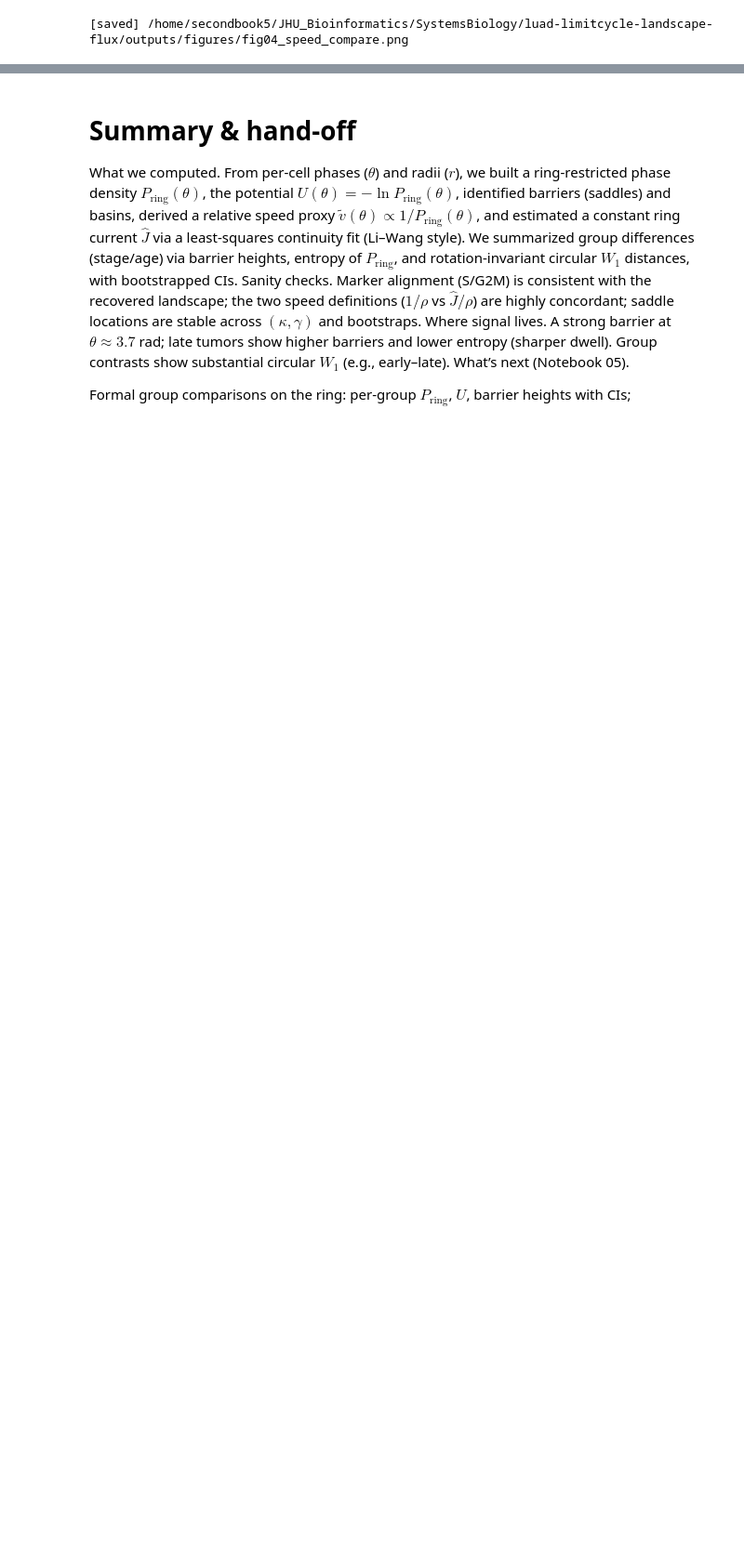
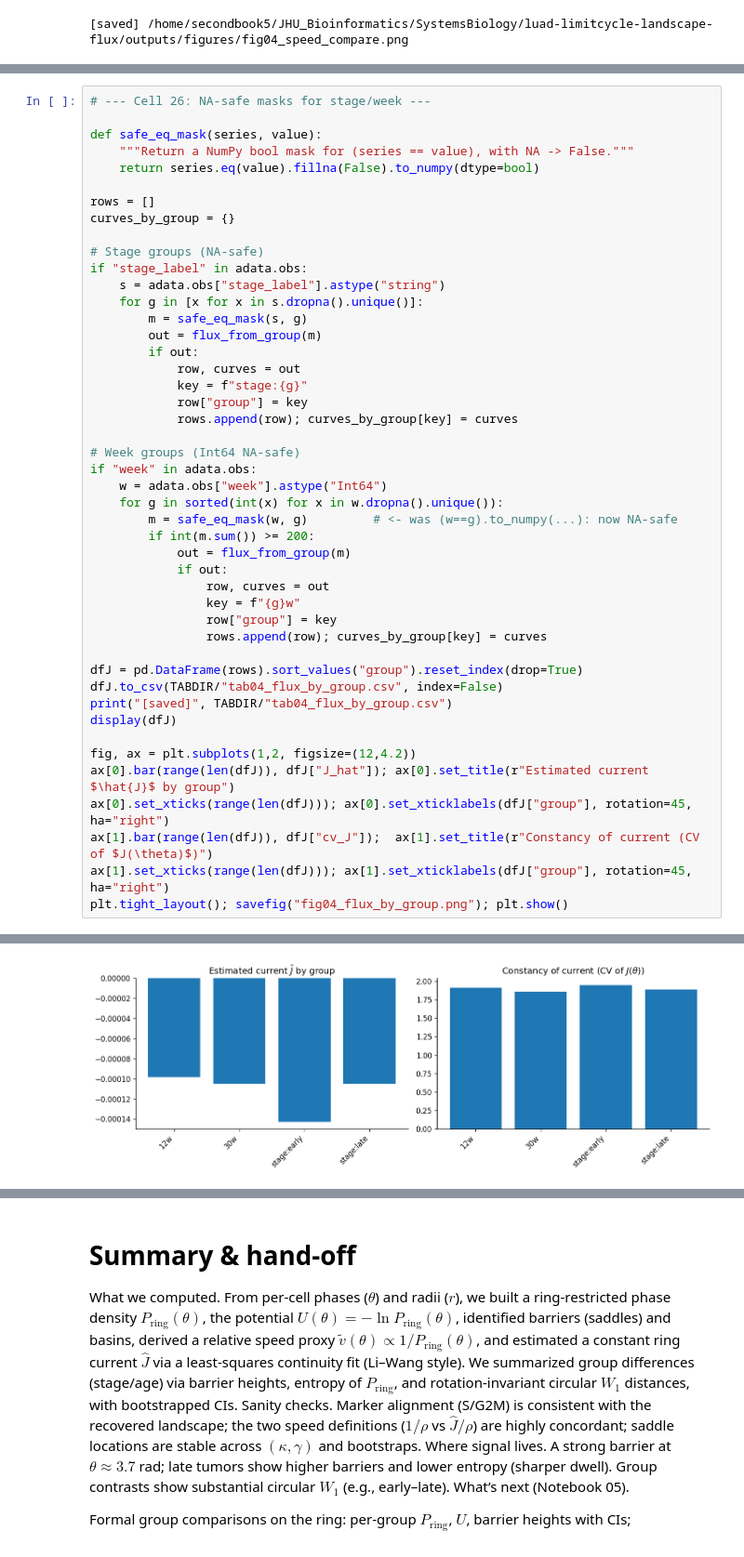
Before and after one commit to SecondBook5/luad-limitcycle-landscape-flux, a Jupyter notebook: notebooks/04_landscape_barriers_speed.ipynb, the cells around one changed output, grey strips where cells are left out. Shown at 93% size. Cells and saved outputs as stored; diff of their text form; blank space fills up the shorter version.

```diff
--- a/notebooks/04_landscape_barriers_speed.ipynb
+++ b/notebooks/04_landscape_barriers_speed.ipynb
@@ -1895,0 +2251,47 @@ plt.tight_layout(); savefig("fig04_flux_cone_potential.png"); plt.show()
+# %%
+# --- Cell 26: NA-safe masks for stage/week ---
+
+def safe_eq_mask(series, value):
+    """Return a NumPy bool mask for (series == value), with NA -> False."""
+    return series.eq(value).fillna(False).to_numpy(dtype=bool)
+
+rows = []
+curves_by_group = {}
+
+# Stage groups (NA-safe)
+if "stage_label" in adata.obs:
+    s = adata.obs["stage_label"].astype("string")
+    for g in [x for x in s.dropna().unique()]:
+        m = safe_eq_mask(s, g)
+        out = flux_from_group(m)
+        if out:
+            row, curves = out
+            key = f"stage:{g}"
+            row["group"] = key
+            rows.append(row); curves_by_group[key] = curves
+
+# Week groups (Int64 NA-safe)
+if "week" in adata.obs:
+    w = adata.obs["week"].astype("Int64")
+    for g in sorted(int(x) for x in w.dropna().unique()):
+        m = safe_eq_mask(w, g)         # <- was (w==g).to_numpy(...): now NA-safe
+        if int(m.sum()) >= 200:
+            out = flux_from_group(m)
+            if out:
+                row, curves = out
+                key = f"{g}w"
+                row["group"] = key
+                rows.append(row); curves_by_group[key] = curves
+
+dfJ = pd.DataFrame(rows).sort_values("group").reset_index(drop=True)
+dfJ.to_csv(TABDIR/"tab04_flux_by_group.csv", index=False)
+print("[saved]", TABDIR/"tab04_flux_by_group.csv")
+display(dfJ)
+
+fig, ax = plt.subplots(1,2, figsize=(12,4.2))
+ax[0].bar(range(len(dfJ)), dfJ["J_hat"]); ax[0].set_title(r"Estimated current $\hat{J}$ by group")
+ax[0].set_xticks(range(len(dfJ))); ax[0].set_xticklabels(dfJ["group"], rotation=45, ha="right")
+ax[1].bar(range(len(dfJ)), dfJ["cv_J"]);  ax[1].set_title(r"Constancy of current (CV of $J(\theta)$)")
+ax[1].set_xticks(range(len(dfJ))); ax[1].set_xticklabels(dfJ["group"], rotation=45, ha="right")
+plt.tight_layout(); savefig("fig04_flux_by_group.png"); plt.show()
+# %% [output]
@@ -1895,0 +2305 @@ plt.tight_layout(); savefig("fig04_flux_cone_potential.png"); plt.show()
+[figure, added]
```
Also changed, not shown: parts of 63 cells of this notebook, 5 other files.
